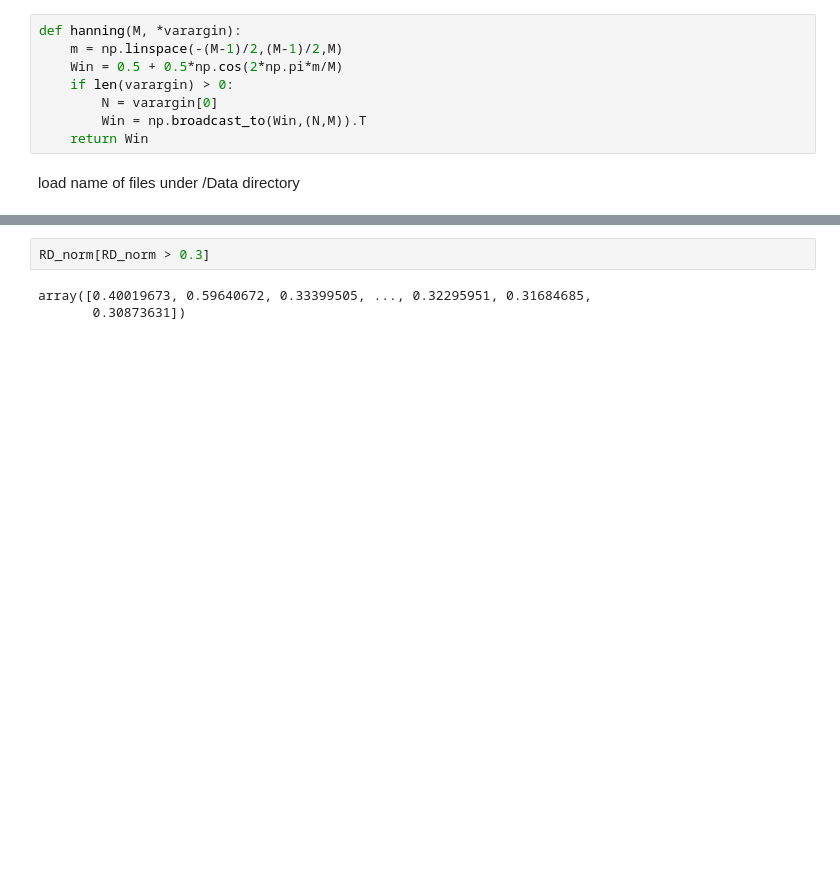
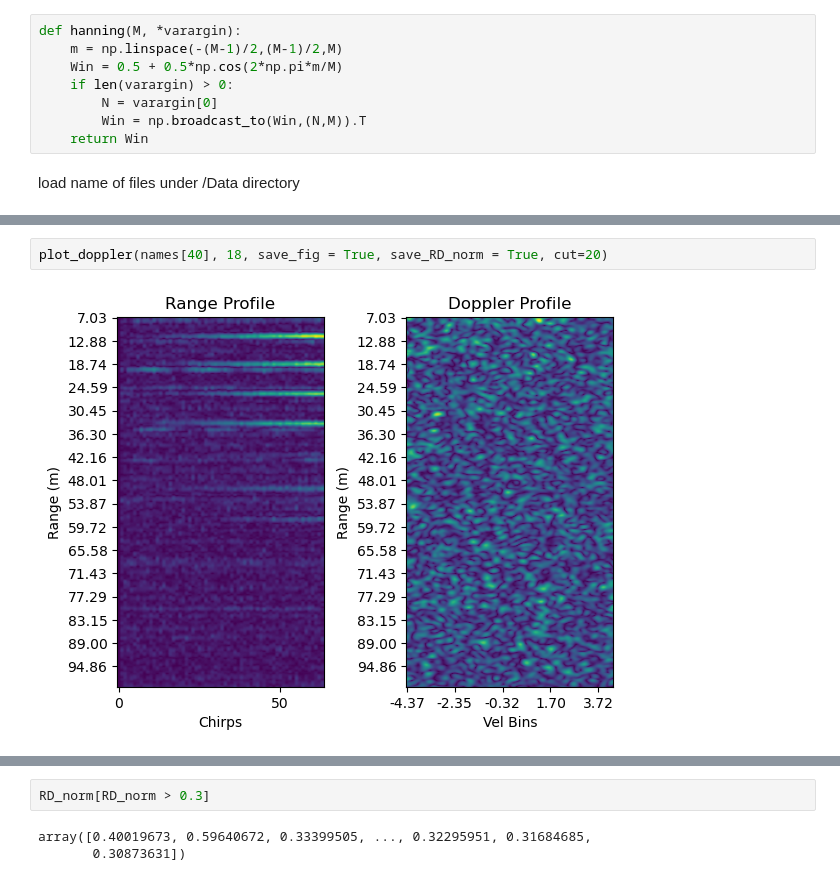
Before and after one commit to rokubo2/mmetro, a Jupyter notebook: mmetro_python.ipynb, the cells around one changed output, grey strips where cells are left out. Drawn from its saved outputs; the diff is of its cells as text; blank space fills up the shorter version.

```diff
--- a/mmetro_python.ipynb
+++ b/mmetro_python.ipynb
@@ -222 +259,5 @@ def get_timestamps(data_raw):
+# %%
+plot_doppler(names[40], 18, save_fig = True, save_RD_norm = True, cut=20)
+# %% [output]
+[figure, added]
 # %%
```
Also changed, not shown: parts of 18 cells of this notebook, 2 other files.
